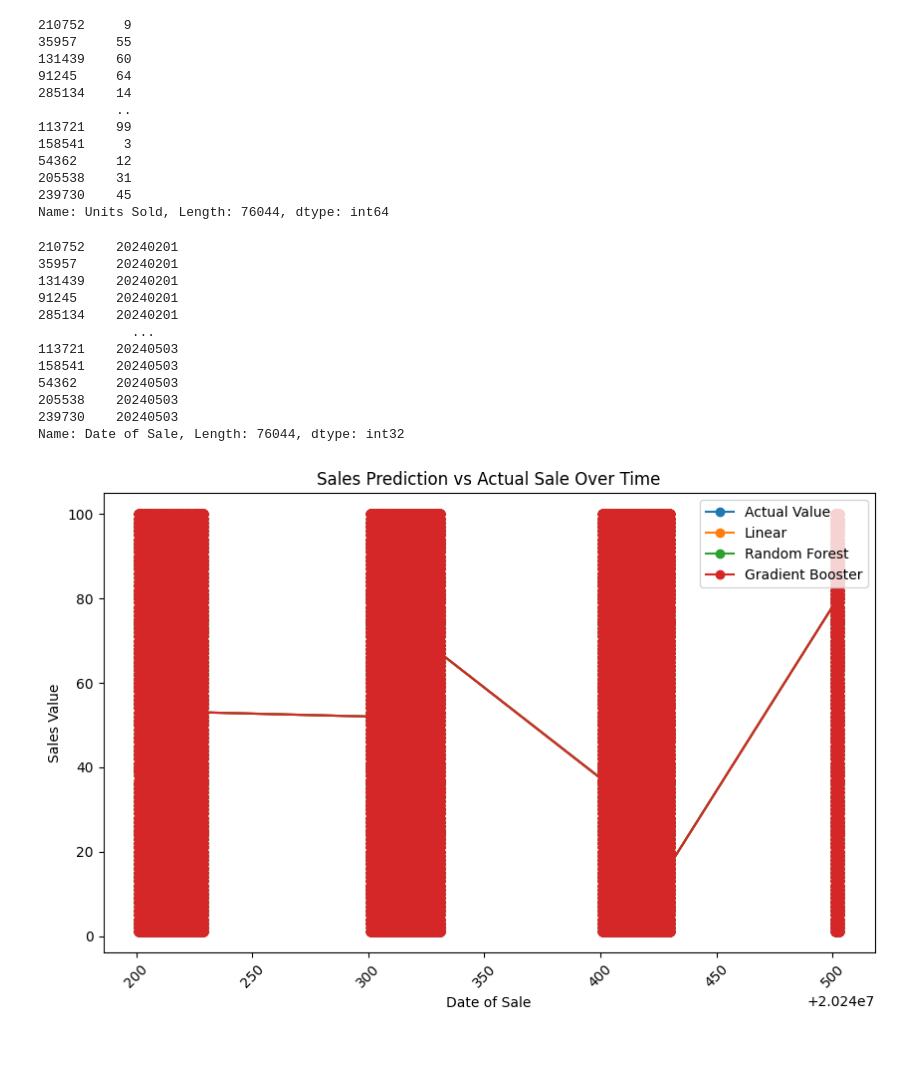
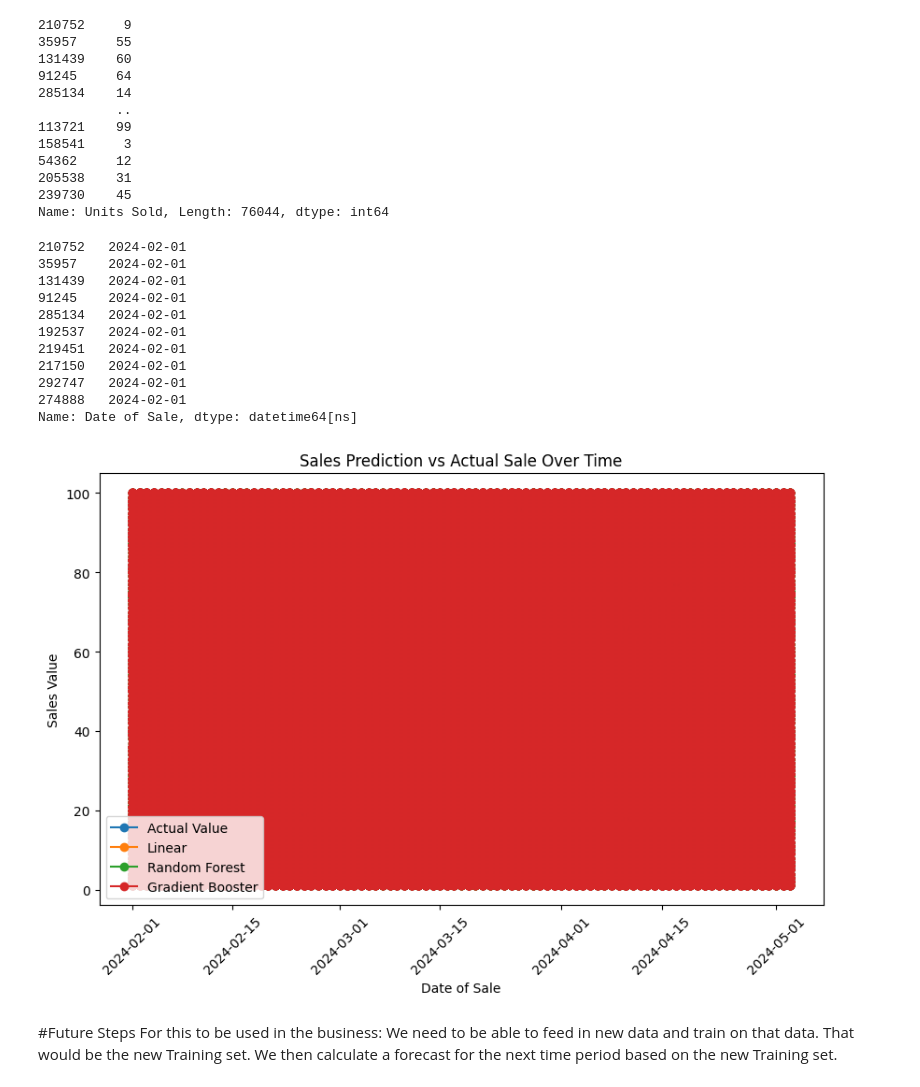
Before and after one commit to kevinhoffmanglyde/oxfordgenaigroup2, a Jupyter notebook: Group2EndtoEnd.ipynb, the cells around one changed output. Cells and saved outputs as stored; diff of their text form; code cells hidden in the pictures; blank space fills up the shorter version.

```diff
--- a/Group2EndtoEnd.ipynb
+++ b/Group2EndtoEnd.ipynb
@@ -148,0 +163,8 @@ So, selecting out test and train data set should probably be on dates rather tha
+# %%
+df['Date of Sale'] = pd.to_datetime(df['Date of Sale'])
+print(df['Date of Sale'].head(10))
+#df['Units Sold'] = df['Units Sold'].astype(int)
+print('Actuals:', df['Units Sold'].head(10))
+
+# find the rows that contain non-integer values
+print(df['Units Sold'].head(10))
@@ -255,9 +284,9 @@ X.describe()
 # Create the plot
 from datetime import datetime
 X_Test['Date of Sale'] = pd.to_datetime(X_Test[['Year', 'Month', 'Day']])
-print(X_Test['Date of Sale'])
+print(X_Test['Date of Sale'].head(10))
 print('Predictions:', predictionsLR)
-print('Actuals:', Y_Test)
+print('Actuals:', Y_Test.head(10))
 
 #X_Test['Date of Sale'] = pd.to_datetime(str(X_Test['Year']) + '-' + str(X_Test['Month']) + '-' + str(X_Test['Day']))
 plt.figure(figsize=(10, 6))  # Set the figure size= modelLR.predict(X_Test)
@@ -275,6 +304,7 @@ plt.legend()
 
 # Show the plot
 plt.show()
+X_Test = X_Test.drop(columns=['Date of Sale'])
 # %% [output]
 210752   2024-02-01
 35957    2024-02-01
@@ -563,40 +610,42 @@ Name: Units Sold, Length: 76044, dtype: int64
 # %%
 # Create the plot
 from datetime import datetime
-X_Test['Date of Sale'] = X_Test['Year']*10000+ X_Test['Month']*100+X_Test['Day']# + '-' + str(['Day'])]
-print(X_Test['Date of Sale'])
+X_Test['Date of Sale'] = pd.to_datetime(X_Test[['Year', 'Month', 'Day']])
+print(X_Test['Date of Sale'].head(10))
 #X_Test['Date of Sale'] = pd.to_datetime(str(X_Test['Year']) + '-' + str(X_Test['Month']) + '-' + str(X_Test['Day']))
 plt.figure(figsize=(10, 6))  # Set the figure size= modelLR.predict(X_Test)
 plt.plot(X_Test['Date of Sale'] , Y_Test, label='Actual Value', marker='o')  # Plot Sales Prediction
 plt.plot(X_Test['Date of Sale'] , predictionsLR, label='Linear', marker='o')  # Plot Sales Prediction
 plt.plot(X_Test['Date of Sale'] , predictionsRF, label='Random Forest', marker='o')  # Plot Sales Prediction
 plt.plot(X_Test['Date of Sale'] , predGB, label='Gradient Booster', marker='o')  # Plot Sales Prediction
-#plt.plot(X_Test['Month'] , y_pred, label='Long Term Short Memory', marker='o')  # Plot Sales Prediction
-#plt.plot(X_Test['Date of Sale'], predictionsRF , label='Random Forest Prediction', marker='o')  # Plot Sales Prediction
-#plt.plot(df['Date of Sale'], Y_Test['Units Sold'], label='Actual Sale', marker='o')  # Plot Actual Sale
+#plt.plot(X_Test['Month'] , predictionLSTM, label='Long Term Short Memory', marker='x')  # Plot Sales Prediction
 
 # Adding titles and labels
 plt.title('Sales Prediction vs Actual Sale Over Time')
 plt.xlabel('Date of Sale')
 plt.ylabel('Sales Value')
 plt.xticks(rotation=45)  # Rotate date labels for better readability
 
 # Adding legend
 plt.legend()
 
 # Show the plot
 plt.show()
 # %% [output]
-210752    20240201
-35957     20240201
-131439    20240201
-91245     20240201
-285134    20240201
-            ...
-113721    20240503
-158541    20240503
-54362     20240503
-205538    20240503
-239730    20240503
-Name: Date of Sale, Length: 76044, dtype: int32
+210752   2024-02-01
+35957    2024-02-01
+131439   2024-02-01
+91245    2024-02-01
+285134   2024-02-01
+192537   2024-02-01
+219451   2024-02-01
+217150   2024-02-01
+292747   2024-02-01
+274888   2024-02-01
+Name: Date of Sale, dtype: datetime64[ns]
-[figure, old version]
+[figure, new version]
+# %% [markdown]
+#Future Steps
+For this to be used in the business:
+We need to be able to feed in new data and train on that data.  That would be the new Training set.
+We then calculate a forecast for the next time period based on the new Training set.
```
Also changed, not shown: parts of 20 cells of this notebook.
